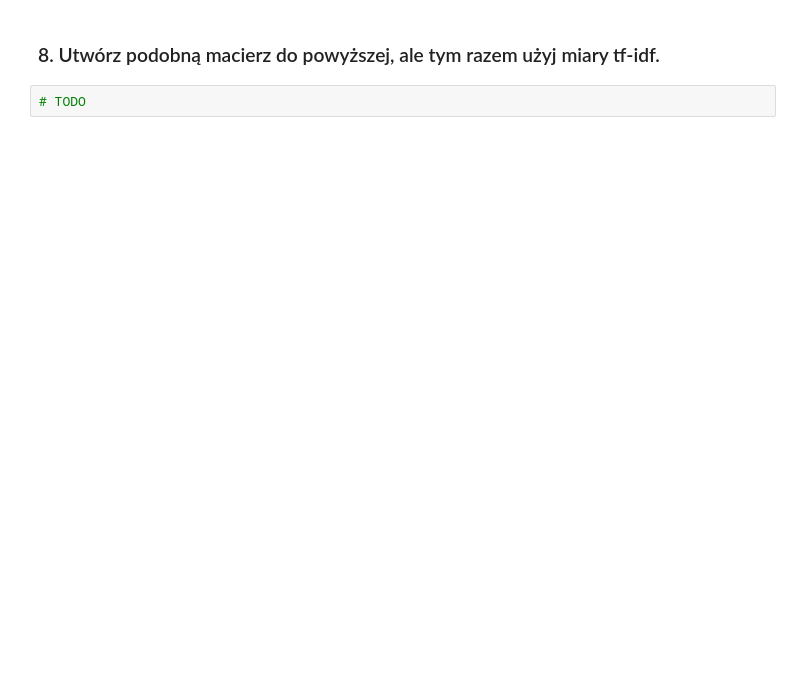
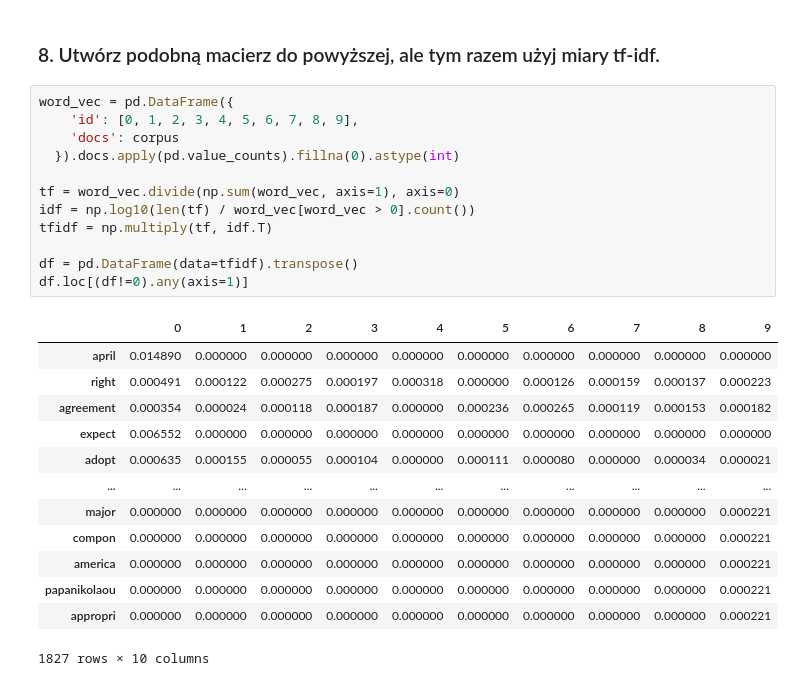
Before and after one commit to kamoshi/pwr-ir-intro, a Jupyter notebook: lista2.ipynb, the cells around one changed output. Saved outputs shown, nothing was run; the diff lists cells and outputs as text; blank space fills up the shorter version.

```diff
--- a/lista2.ipynb
+++ b/lista2.ipynb
@@ -406,4 +409,28 @@ pd.DataFrame(data=counted).fillna(0).astype(int)
 # %% [markdown]
 ### 8. Utwórz podobną macierz do powyższej, ale tym razem użyj miary tf-idf.
-# %%
-# TODO
+# %%
+word_vec = pd.DataFrame({
+    'id': [0, 1, 2, 3, 4, 5, 6, 7, 8, 9],
+    'docs': corpus
+  }).docs.apply(pd.value_counts).fillna(0).astype(int)
+
+tf = word_vec.divide(np.sum(word_vec, axis=1), axis=0)
+idf = np.log10(len(tf) / word_vec[word_vec > 0].count())
+tfidf = np.multiply(tf, idf.T)
+
+df = pd.DataFrame(data=tfidf).transpose()
+df.loc[(df!=0).any(axis=1)]
+# %% [output]
+|  | 0 | 1 | 2 | 3 | 4 | 5 | 6 | 7 | 8 | 9 |
+| april | 0.014890 | 0.000000 | 0.000000 | 0.000000 | 0.000000 | 0.000000 | 0.000000 | 0.000000 | 0.000000 | 0.000000 |
+| right | 0.000491 | 0.000122 | 0.000275 | 0.000197 | 0.000318 | 0.000000 | 0.000126 | 0.000159 | 0.000137 | 0.000223 |
+| agreement | 0.000354 | 0.000024 | 0.000118 | 0.000187 | 0.000000 | 0.000236 | 0.000265 | 0.000119 | 0.000153 | 0.000182 |
+| expect | 0.006552 | 0.000000 | 0.000000 | 0.000000 | 0.000000 | 0.000000 | 0.000000 | 0.000000 | 0.000000 | 0.000000 |
+| adopt | 0.000635 | 0.000155 | 0.000055 | 0.000104 | 0.000000 | 0.000111 | 0.000080 | 0.000000 | 0.000034 | 0.000021 |
+| ... | ... | ... | ... | ... | ... | ... | ... | ... | ... | ... |
+| major | 0.000000 | 0.000000 | 0.000000 | 0.000000 | 0.000000 | 0.000000 | 0.000000 | 0.000000 | 0.000000 | 0.000221 |
+| compon | 0.000000 | 0.000000 | 0.000000 | 0.000000 | 0.000000 | 0.000000 | 0.000000 | 0.000000 | 0.000000 | 0.000221 |
+| america | 0.000000 | 0.000000 | 0.000000 | 0.000000 | 0.000000 | 0.000000 | 0.000000 | 0.000000 | 0.000000 | 0.000221 |
+| papanikolaou | 0.000000 | 0.000000 | 0.000000 | 0.000000 | 0.000000 | 0.000000 | 0.000000 | 0.000000 | 0.000000 | 0.000221 |
+| appropri | 0.000000 | 0.000000 | 0.000000 | 0.000000 | 0.000000 | 0.000000 | 0.000000 | 0.000000 | 0.000000 | 0.000221 |
+1827 rows × 10 columns
```
Also changed, not shown: parts of 3 cells of this notebook.
